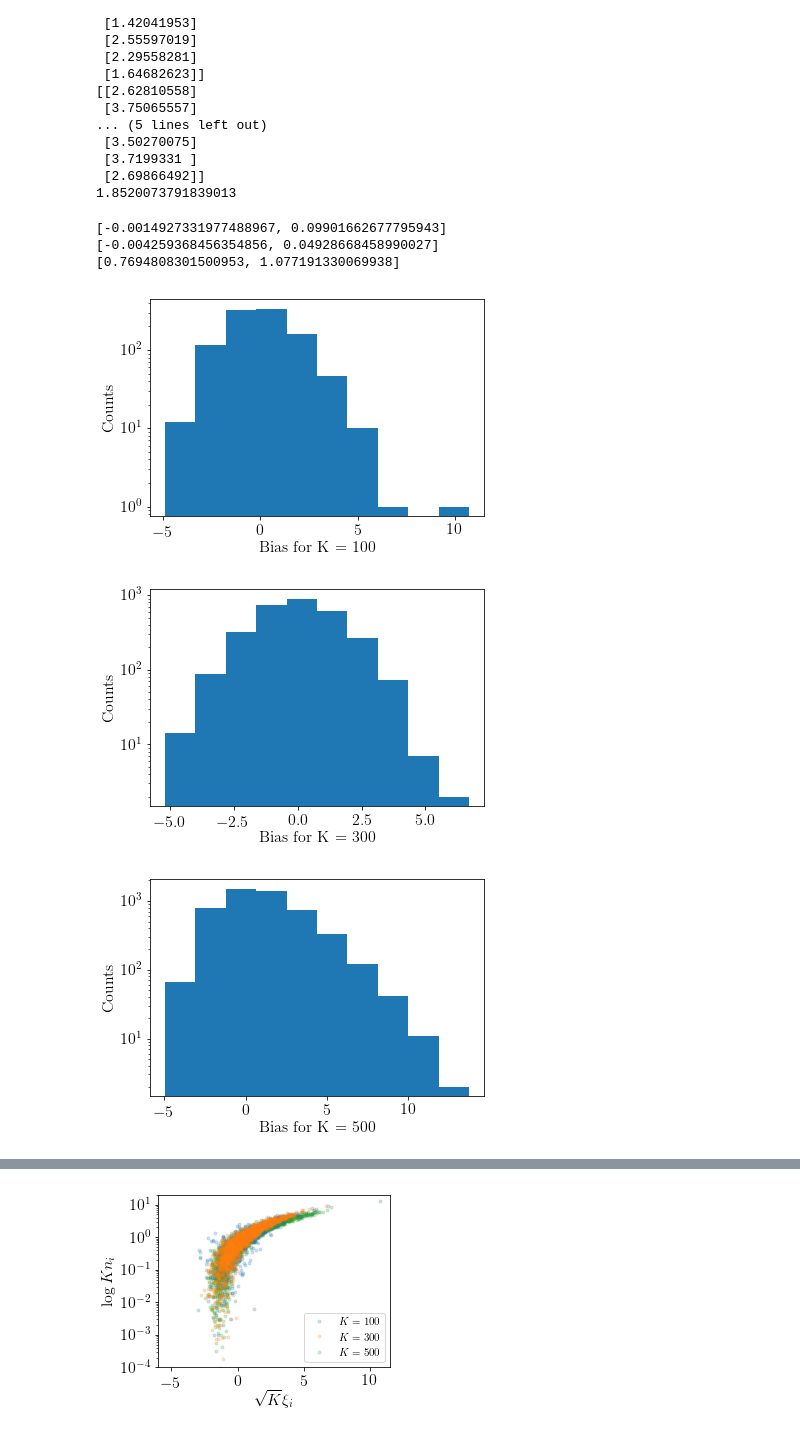
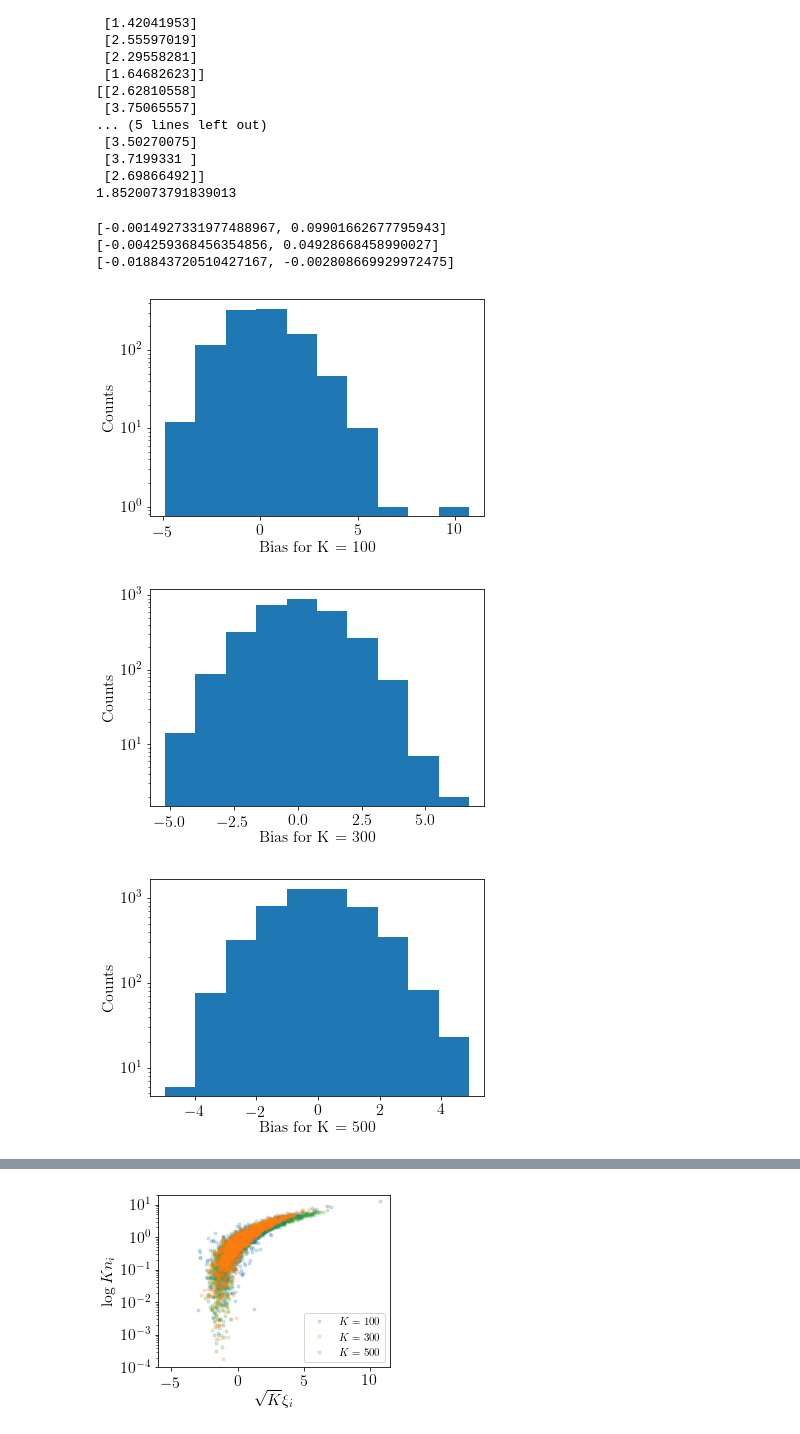
Before and after one commit to eco-theory/Island-eco-figures, a Jupyter notebook: Figure_plotting_2019_02.ipynb, the cells around one changed output, grey strips where cells are left out. Drawn from its saved outputs; the diff is of its cells as text; code cells hidden in the pictures.

Commit message:
Script n for figures

```diff
--- a/Figure_plotting_2019_02.ipynb
+++ b/Figure_plotting_2019_02.ipynb
@@ -1360,9 +1361,9 @@ print(np.mean(lambda_array1))
 1.8520073791839013
 # %%
 # Choose chi that gives zero median for biases. Use all replicates for ensemble.
-chi1 = .81
+chi1 = .81  #.81
 chi2 = .74  #.74
-chi3 = 2
+chi3 = .65  #.65
 
 
 bias_array1 = growth_rate_array1 - gamma*chi1*n_mean_array1
@@ -1379,33 +1380,33 @@ bias_array2 = growth_rate_array2 - gamma*chi2*n_mean_array2
 bias2 = bias_array2.flatten()
 
 plt.figure()
 print([np.median(bias2),np.mean(bias2)])
 # print(scipy.stats.skew(bias1))
 plt.hist(bias2)
 plt.ylabel('Counts')
 plt.xlabel('Bias for K = 300')
 plt.yscale('log')
 
 bias_array3 = growth_rate_array3 - gamma*chi3*n_mean_array3
 bias3 = bias_array3.flatten()
 
 plt.figure()
 print([np.median(bias3),np.mean(bias3)])
 # print(scipy.stats.skew(bias3))
 plt.hist(bias3)
 plt.ylabel('Counts')
 plt.xlabel('Bias for K = 500')
 plt.yscale('log')
 
 # plt.figure()
 # plt.plot(bias-lambdas.flatten(),n_means,'.')
 # plt.yscale('log')
 # plt.ylim((1e-4,20))
 # %% [output]
 [-0.0014927331977488967, 0.09901662677795943]
 [-0.004259368456354856, 0.04928668458990027]
-[0.7694808301500953, 1.077191330069938]
+[-0.018843720510427167, -0.002808669929972475]
 [figure]
 [figure]
-[figure, old version]
+[figure, new version]
 # %%
```
Also changed, not shown: parts of 3 cells of this notebook, 2 other files.
